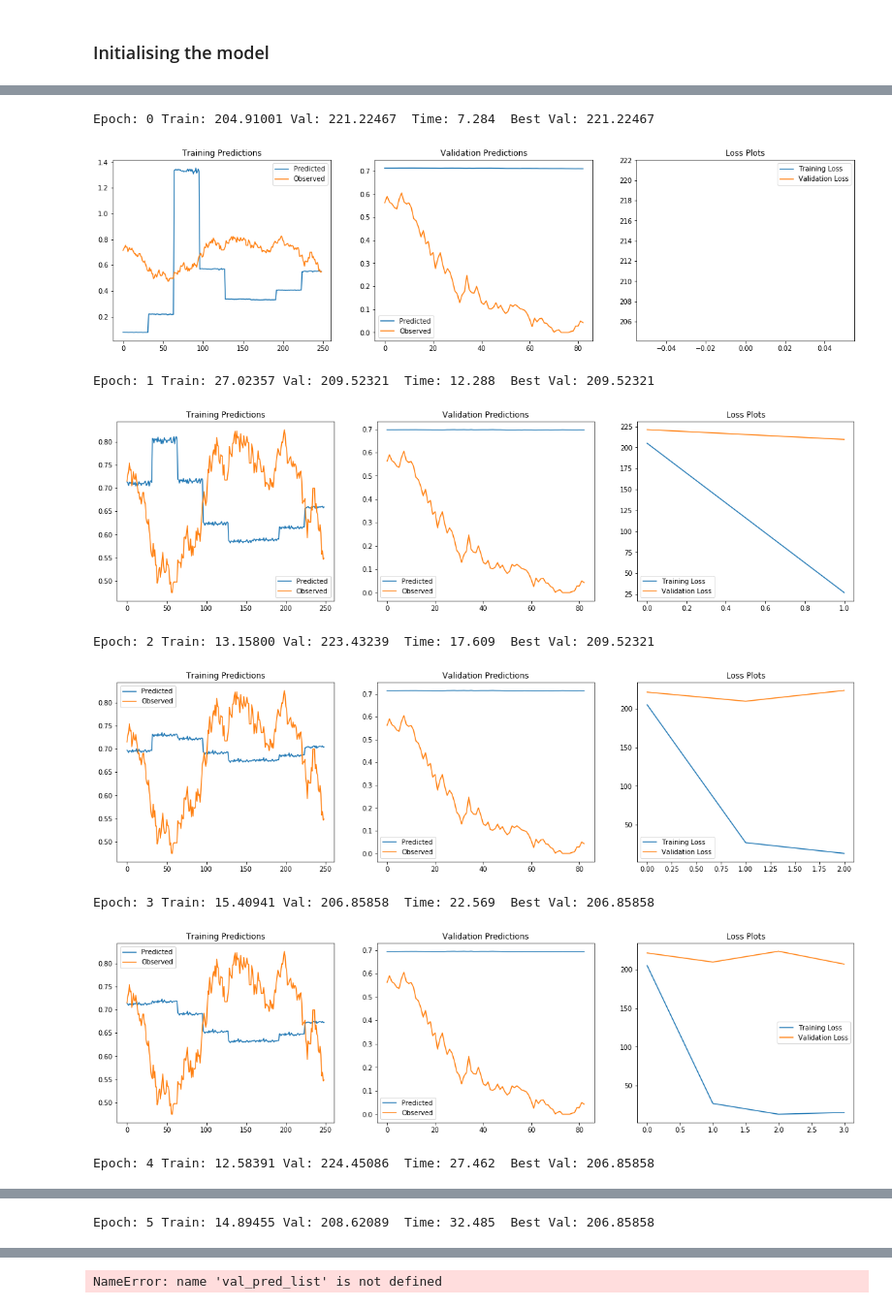
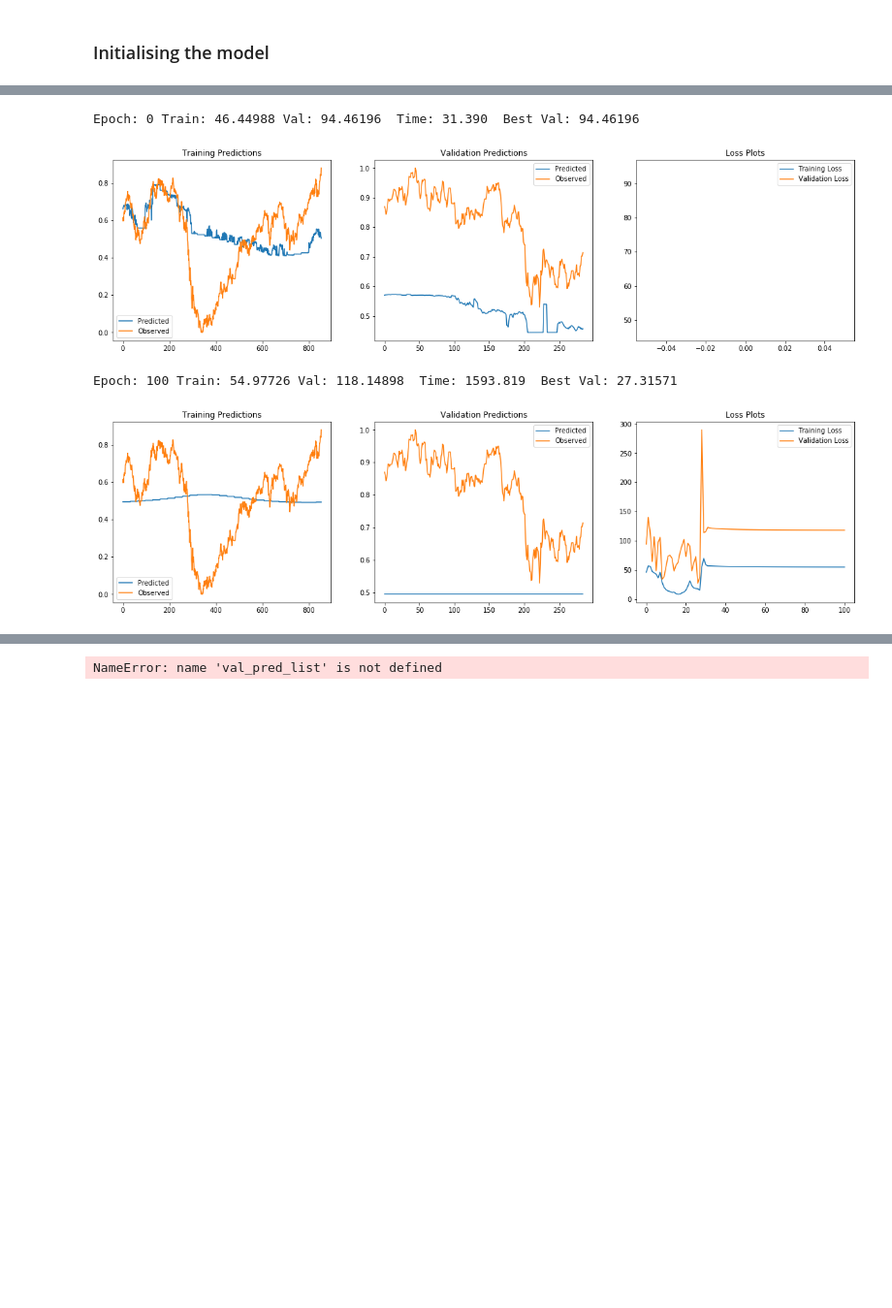
Before and after one commit to msc-acse/acse-9-independent-research-project-OliverJBoom, a Jupyter notebook: Src/LSTM.ipynb, the cells around one changed output, grey strips where cells are left out. Shown at 97% size. Saved outputs shown, nothing was run; the diff lists cells and outputs as text; code cells hidden in the pictures; blank space fills up the shorter version.

Commit message:
Fixing scaler data x in deeplearning

```diff
--- a/Src/LSTM.ipynb
+++ b/Src/LSTM.ipynb
@@ -138,8 +138,8 @@ df_full.head(15)
 ### Normalizing the dataset
 # %%
 # Forecast length
-# forecast_length = 5
-forecast_length = 22
+forecast_length = 5
+# forecast_length = 22
 
 # Data scaling
 scaler_data_X = MinMaxScaler()
@@ -172,7 +172,7 @@ Explained Variance Sum: 0.9645160396956036
 # The input size of each time series window
 series_length = 250
 
-data_X, data_y = slice_series(data_X, data_y, series_length, dataset_pct=0.2)
+data_X, data_y = slice_series(data_X, data_y, series_length, dataset_pct=0.5)
 # %% [markdown]
 ### Hyperparameters
 # %%
@@ -187,10 +187,10 @@ test_batch_size = 1000
 # series_length = 100
 
 # Training Parameters
-n_epochs = 1000
-patience = 250
-disp_freq = 1
-fig_disp_freq = 1
+n_epochs = 20000
+patience = 5000
+disp_freq= 100
+fig_disp_freq= 100
 
 
 # Model Parameters
@@ -199,7 +199,7 @@ hidden_dim = 128
 hidden_dim_2 = 8
 num_layers = 2
 output_dim = 1
-dropout = 0.2
+dropout = 0.1
 # %% [markdown]
 ### Initialising the model
 # %%
@@ -235,28 +235,25 @@ data_y (416,)
 # %%
 optimiser = torch.optim.Adam(model.parameters(), learning_rate)
 
 learning = DeepLearning(model=model,
                         data_X=data_X,
                         data_y=data_y,
                         n_epochs=n_epochs,
                         optimiser=optimiser,
                         batch_size=batch_size,
                         debug=False,
                         disp_freq=disp_freq,
                         fig_disp_freq=fig_disp_freq,
                         device=device,
-                        patience=patience)
+                        patience=patience,
+                        scaler_data_X=scaler_data_X,
+                        scaler_data_y=scaler_data_y)
 
 # Splitting the data into the train, validation and test sets
 learning.train_val_test()
 learning.training_wrapper()
 # %% [output]
-Epoch: 0 Train: 204.91001 Val: 221.22467  Time: 7.284  Best Val: 221.22467
+Epoch: 0 Train: 46.44988 Val: 94.46196  Time: 31.390  Best Val: 94.46196
-[figure, old version]
+[figure, new version]
-Epoch: 1 Train: 27.02357 Val: 209.52321  Time: 12.288  Best Val: 209.52321
+Epoch: 100 Train: 54.97726 Val: 118.14898  Time: 1593.819  Best Val: 27.31571
-[figure, old version]
+[figure, new version]
-Epoch: 2 Train: 13.15800 Val: 223.43239  Time: 17.609  Best Val: 209.52321
-[figure, removed]
-Epoch: 3 Train: 15.40941 Val: 206.85858  Time: 22.569  Best Val: 206.85858
-[figure, removed]
-Epoch: 4 Train: 12.58391 Val: 224.45086  Time: 27.462  Best Val: 206.85858
@@ -264 +259,0 @@ Epoch: 4 Train: 12.58391 Val: 224.45086  Time: 27.462  Best Val: 206.85858
-Epoch: 5 Train: 14.89455 Val: 208.62089  Time: 32.485  Best Val: 206.85858
```
Also changed, not shown: parts of 3 cells of this notebook, 1 other file.
